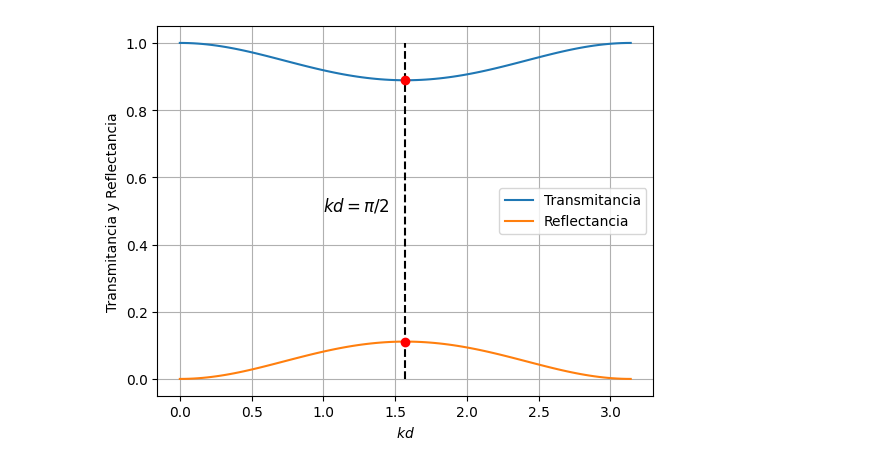
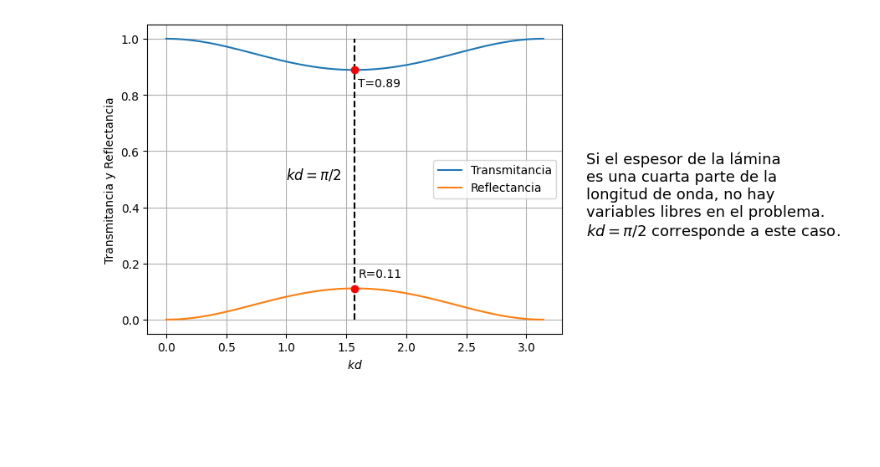
Before and after one commit to dangarciahe/Electrodinamica2_Taller2, a Jupyter notebook: Punto2.ipynb, the cells around one changed output. Drawn from its saved outputs; the diff is of its cells as text; code cells hidden in the pictures; blank space fills up the shorter version.

```diff
--- a/Punto2.ipynb
+++ b/Punto2.ipynb
@@ -20,32 +20,43 @@ T_23 = matrix_trans(1, np.sqrt(2))
 kd = np.linspace(0, np.pi, 100)
 
 T = []
 R = []
 inpi2 = []
 
 for ii in range (len(kd)):
     T_2 = matrix_propa(kd[ii])
     aux = np.matmul(T_12, T_2)
     matrix = np.matmul(aux, T_23)
     t = 1/(matrix[0][0])
     r = matrix[1][0]*t
     T.append(np.abs(t*t))
     R.append(np.abs(r*r))
     if (ii==int(len(kd)/2)):
         inpi2.append(np.abs(t*t))
         inpi2.append(np.abs(r*r))
 
 
 plt.plot(kd, T, label='Transmitancia')
 plt.plot(kd, R, label='Reflectancia')
 plt.vlines(np.pi/2, 0, 1, colors='black', linestyles='dashed')
 plt.plot([np.pi/2, np.pi/2], inpi2, "ro", )
 plt.text(1,0.5,"$kd = \pi /2$", fontsize=12)
+plt.text(1.6, 0.83, f"T={inpi2[0]:.2f}")
+plt.text(1.6, 0.15, f"R={inpi2[1]:.2f}")
+plt.text(3.5,0.3, "Si el espesor de la lámina"
+         "\n"
+         "es una cuarta parte de la"
+         "\n"
+         "longitud de onda, no hay"
+         "\n"
+         "variables libres en el problema."
+         "\n"
+         r"$kd=\pi/2$ corresponde a este caso.", fontsize=13)
 plt.xlabel(r'$kd$')
 plt.ylabel('Transmitancia y Reflectancia')
 plt.grid()
 plt.legend()
-plt.savefig("Graficas2.png")
+plt.savefig("Graficas2.png",bbox_inches="tight")
 plt.show()
 # %% [output]
-[figure, old version]
+[figure, new version]
```
